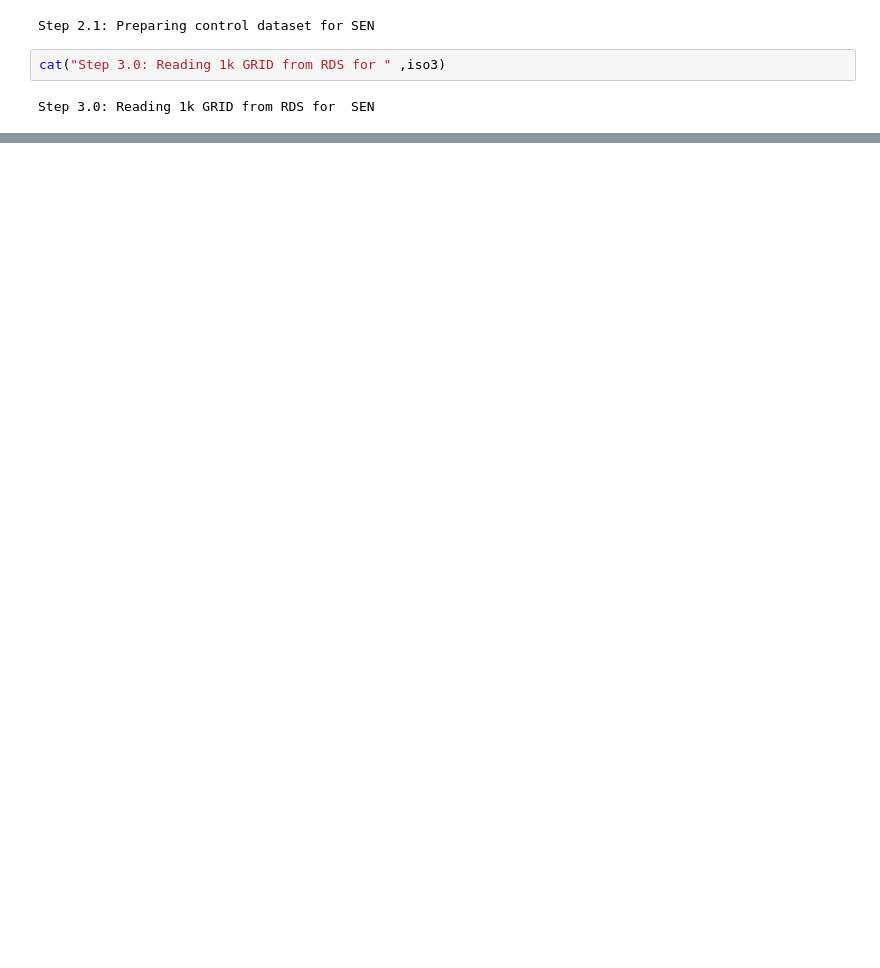
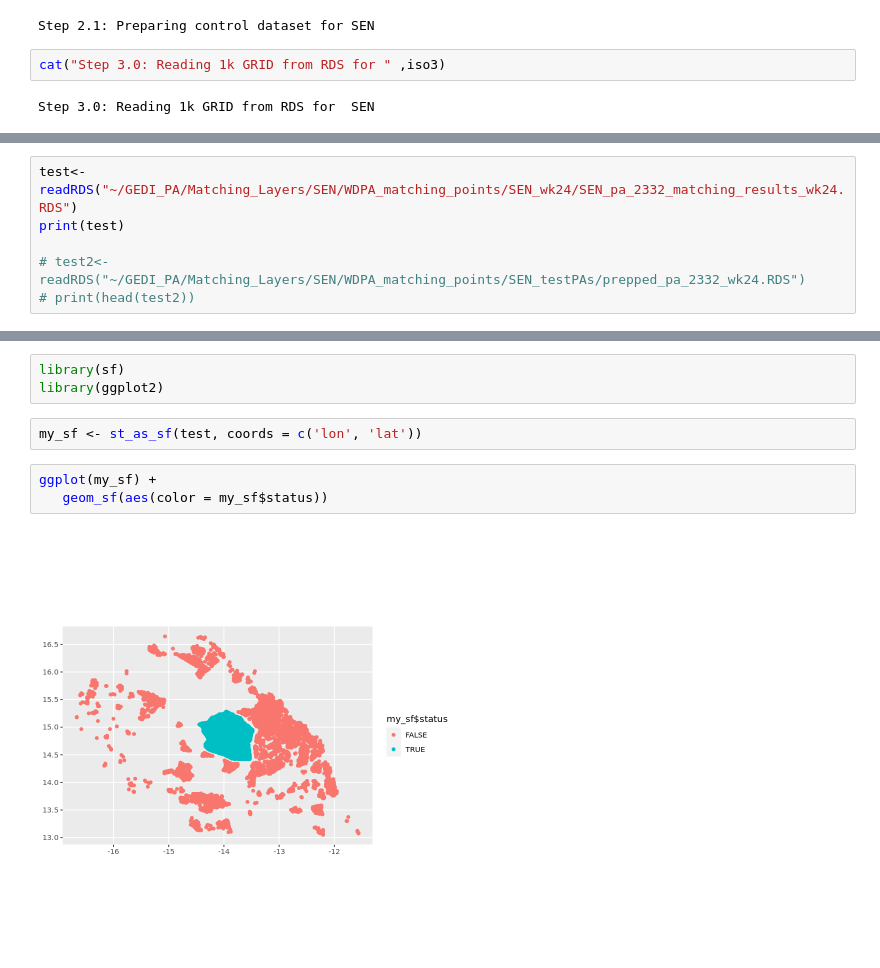
Before and after one commit to GEDI-PA/MAAP_GEDIAnalysis, a Jupyter notebook: global.ipynb, the cells around one changed output, grey strips where cells are left out. Saved outputs shown, nothing was run; the diff lists cells and outputs as text; blank space fills up the shorter version.

```diff
--- a/global.ipynb
+++ b/global.ipynb
@@ -621,0 +669,6 @@ Step 4: need to rerun  111 PAs
+# %%
+test<- readRDS("~/GEDI_PA/Matching_Layers/SEN/WDPA_matching_points/SEN_wk24/SEN_pa_2332_matching_results_wk24.RDS")
+print(test)
+
+# test2<- readRDS("~/GEDI_PA/Matching_Layers/SEN/WDPA_matching_points/SEN_testPAs/prepped_pa_2332_wk24.RDS")
+# print(head(test2))
@@ -621,0 +693,10 @@ Step 4: need to rerun  111 PAs
+# %%
+library(sf)
+library(ggplot2)
+# %%
+my_sf <- st_as_sf(test, coords = c('lon', 'lat'))
+# %%
+ggplot(my_sf) +
+   geom_sf(aes(color = my_sf$status))
+# %% [output]
+[figure, added]
```
Also changed, not shown: parts of 15 cells of this notebook.
